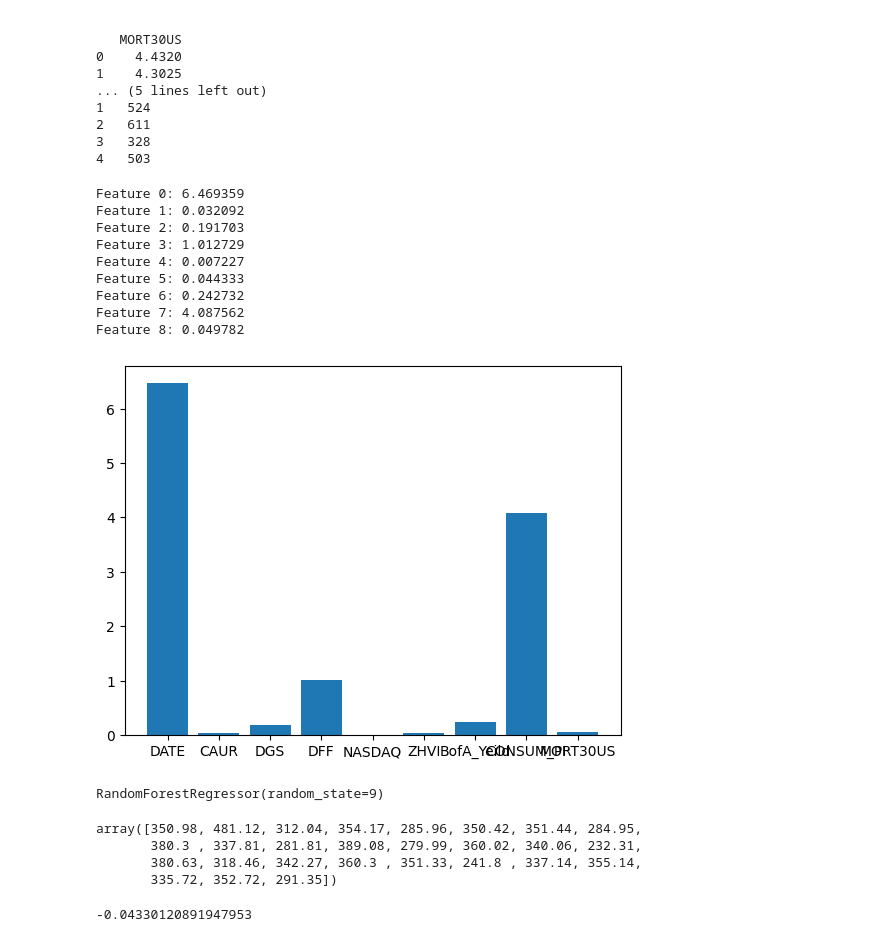
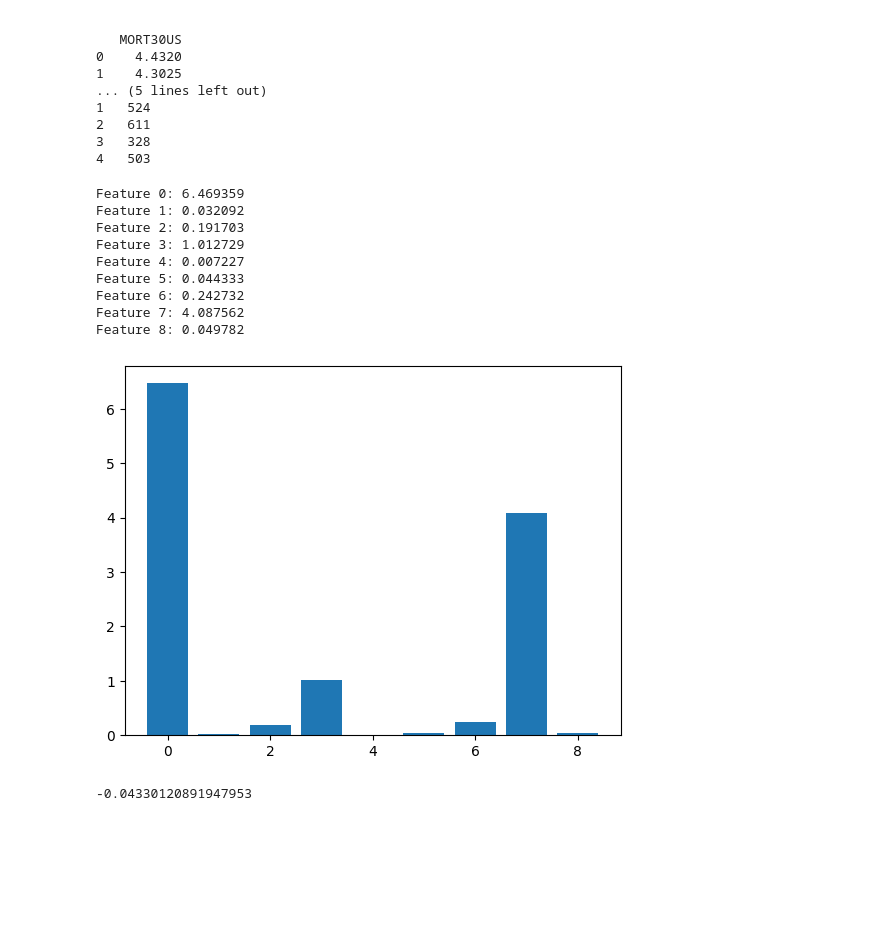
Before and after one commit to Shramster/Predicting-Los-Angeles-Foreclosures, a Jupyter notebook: application/FeatureSelection.ipynb, the cells around one changed output. Saved outputs shown, nothing was run; the diff lists cells and outputs as text; code cells hidden in the pictures; blank space fills up the shorter version.

```diff
--- a/application/FeatureSelection.ipynb
+++ b/application/FeatureSelection.ipynb
@@ -59,7 +59,7 @@ print(y.head())
 4   503
 # %%
 X_train, X_test, y_train, y_test = train_test_split(X, y, test_size=0.25, random_state=4)
-X_train = preprocessing.scale(X_train)
+#X_train = preprocessing.scale(X_train)
 # %%
 # example of correlation feature selection for numerical data
 from sklearn.datasets import make_regression
@@ -70,48 +70,41 @@ from matplotlib import pyplot
 
 # feature selection
 def select_features(X_train, y_train, X_test):
 	# configure to select all features
 	fs = SelectKBest(score_func=f_regression, k='all')
 	# learn relationship from training data
 	fs.fit(X_train, y_train)
 	# transform train input data
 	X_train_fs = fs.transform(X_train)
 	# transform test input data
 	X_test_fs = fs.transform(X_test)
 	return X_train_fs, X_test_fs, fs
 
 # feature selection
 X_train_fs, X_test_fs, fs = select_features(X_train, y_train, X_test)
 # what are scores for the features
 for i in range(len(fs.scores_)):
 	print('Feature %d: %f' % (i, fs.scores_[i]))
 # plot the scores
-pyplot.bar([i for i in feature_labels], fs.scores_ )
+pyplot.bar([i for i in range(0,len(fs.scores_))], fs.scores_ )
 pyplot.show()
 # %% [output]
 Feature 0: 6.469359
 Feature 1: 0.032092
 Feature 2: 0.191703
 Feature 3: 1.012729
 Feature 4: 0.007227
 Feature 5: 0.044333
 Feature 6: 0.242732
 Feature 7: 4.087562
 Feature 8: 0.049782
-[figure, old version]
+[figure, new version]
 # %%
 regressor = RandomForestRegressor(n_estimators = 100, random_state = 9)
 regressor.fit(X_train,y_train)
-# %% [output]
-RandomForestRegressor(random_state=9)
 # %%
 y_pred = regressor.predict(X_test)
 y_pred
-# %% [output]
-array([350.98, 481.12, 312.04, 354.17, 285.96, 350.42, 351.44, 284.95,
-       380.3 , 337.81, 281.81, 389.08, 279.99, 360.02, 340.06, 232.31,
-       380.63, 318.46, 342.27, 360.3 , 351.33, 241.8 , 337.14, 355.14,
-       335.72, 352.72, 291.35])
 # %%
 r2_score(y_test,y_pred)
 # %% [output]
```
Also changed, not shown: 1 other file.
